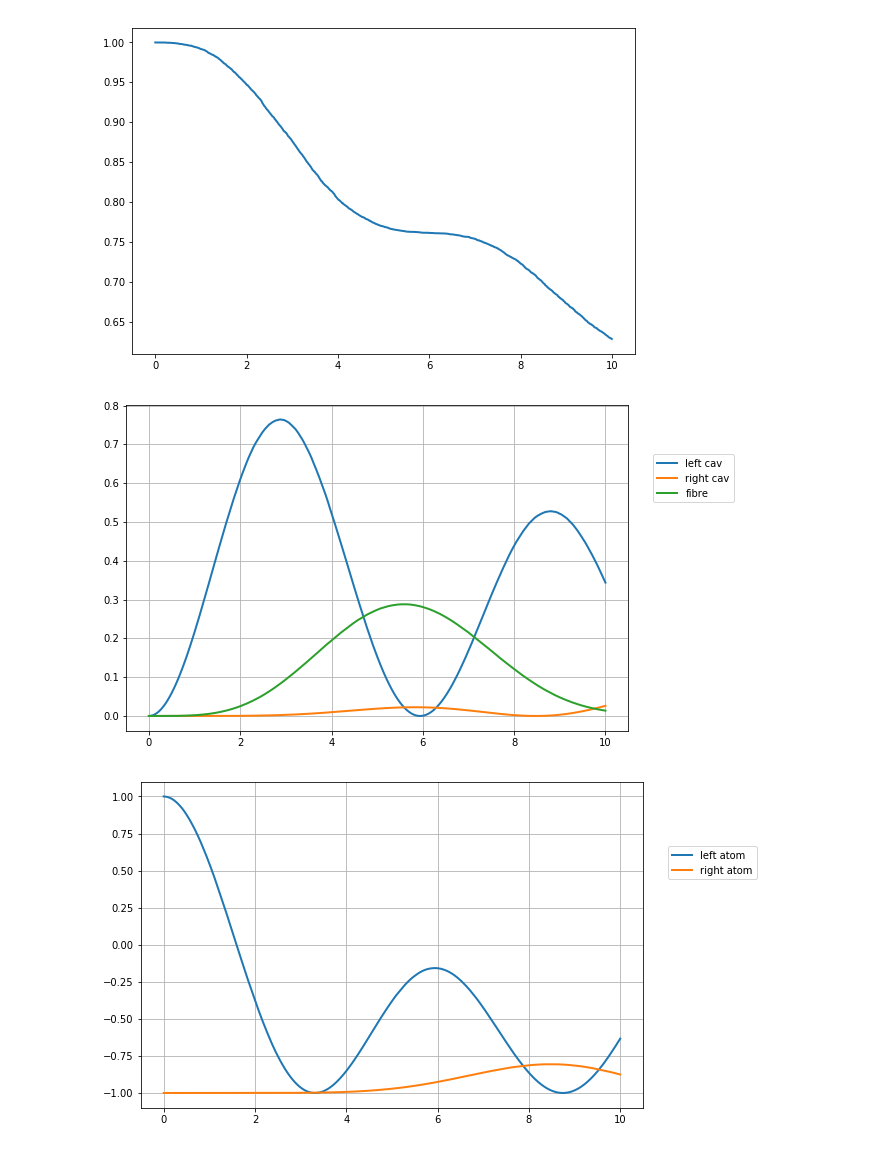
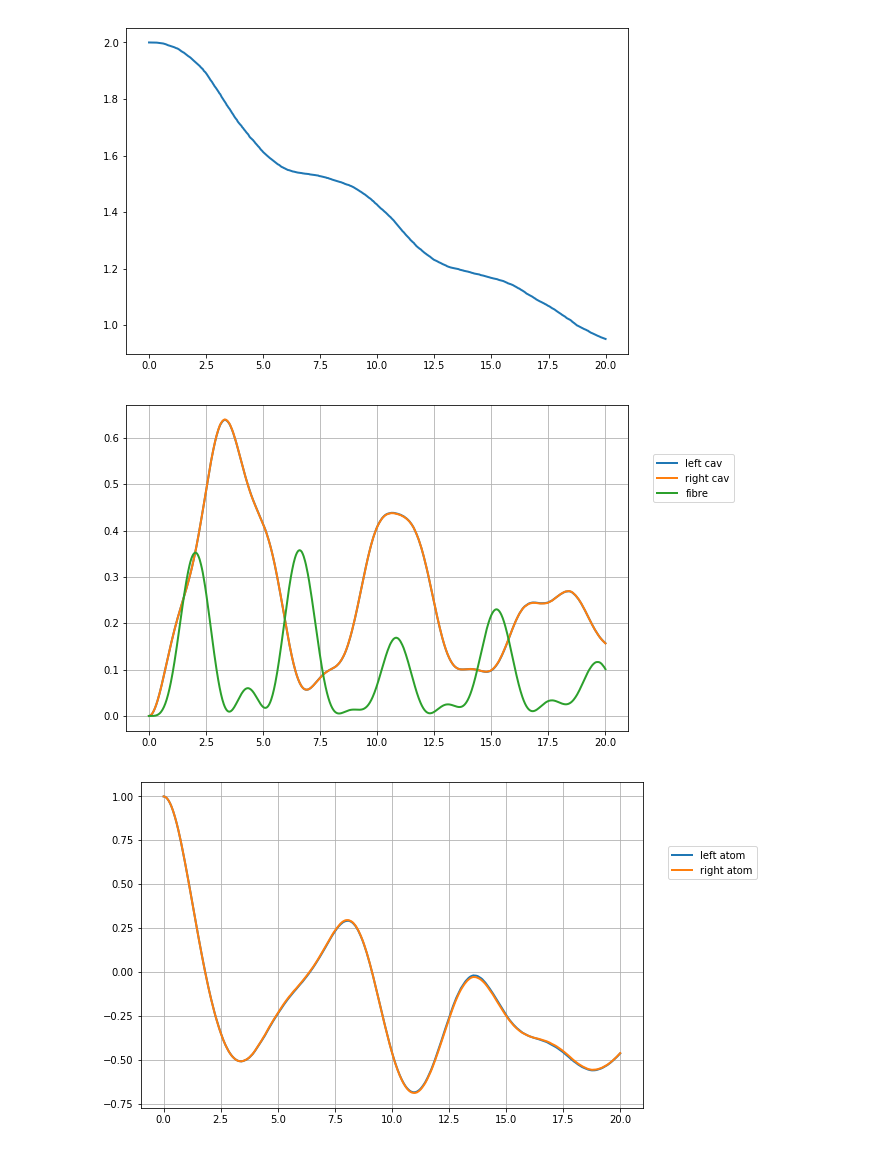
Before and after one commit to nemetniki/Kerr, a Jupyter notebook: ccqed+fb_tensor/CCQED_Qutip.ipynb, the cells around one changed output. Cells and saved outputs as stored; diff of their text form; code cells hidden in the pictures.

```diff
--- a/ccqed+fb_tensor/CCQED_Qutip.ipynb
+++ b/ccqed+fb_tensor/CCQED_Qutip.ipynb
@@ -14,7 +14,7 @@ g1  = 0.5# * 2 * np.pi  # coupling strength
 g2  = 0.5# * 2 * np.pi  # coupling strength
 kappa1 = 0.1#1# * 2 * np.pi       # cavity dissipation rate
 kappa2 = 0.1#1# * 2 * np.pi       # cavity dissipation rate
-tau=3.
+tau=0.1
 kappav=.2
 v1 = np.sqrt(kappav/(2*tau))
 v2 = np.sqrt(kappav/(2*tau))
@@ -27,10 +27,10 @@ N = 3              # number of cavity fock states
 n_th_a = 0.0        # avg number of thermal bath excitation
 use_rwa = True
 
-tlist = np.linspace(0,10,1001)
+tlist = np.linspace(0,20,1001)
 # %%
 # intial state
-psi0 = tensor(basis(N,0), basis(2,1),basis(N,0),basis(2,0),basis(N,0))    # start with an excited atom
+psi0 = tensor(basis(N,0), basis(2,1),basis(N,0),basis(2,1),basis(N,0))    # start with an excited atom
 
 # operators
 a1 = tensor(destroy(N), qeye(2), qeye(N), qeye(2), qeye(N))
@@ -92,9 +92,9 @@ if rate > 0.0:
     c_ops2.append(np.sqrt(rate) * a1)
     c_ops2.append(np.sqrt(rate) * a2)
 # %%
-#output2 = mcsolve(H, psi0, tlist, c_ops, [a1.dag()*a1,a2.dag()*a2,s1.dag()*s1,s2.dag()*s2,b.dag()*b
-#                                         ,s1.dag()*s1-s1*s1.dag(),s2.dag()*s2-s2*s2.dag()],
-#                  ntraj=10000, options=Options(store_states=False))#True))
+output2 = mcsolve(H, psi0, tlist, c_ops, [a1.dag()*a1,a2.dag()*a2,s1.dag()*s1,s2.dag()*s2,b.dag()*b
+                                         ,s1.dag()*s1-s1*s1.dag(),s2.dag()*s2-s2*s2.dag()],
+                  ntraj=10000, options=Options(store_states=False))#True))
 output = mcsolve(H2, psi0, tlist, c_ops2, [a1.dag()*a1,a2.dag()*a2,s1.dag()*s1,s2.dag()*s2,b.dag()*b
                                          ,s1.dag()*s1-s1*s1.dag(),s2.dag()*s2-s2*s2.dag()],
                   ntraj=10000, options=Options(store_states=False))#True))
@@ -120,36 +126,37 @@ norm = output2.expect[0]+output2.expect[1]+output2.expect[2]+output2.expect[3]+o
 plt.plot(tlistp, norm,lw=2)
 #plt.plot(tlistp, norm2,lw=2,ls=":")
 #print(np.any(output.expect[4]))
 plt.figure(1,figsize=(9,6))
 plt.plot(tlistp, output2.expect[0],lw=2)
 plt.plot(tlistp, output2.expect[1],lw=2)
 plt.plot(tlistp, output2.expect[4],lw=2)
 #plt.plot(tlistp, output.expect[0],lw=2,ls=":")
 #plt.plot(tlistp, output.expect[1],lw=2,ls=":")
 #plt.plot(tlistp, output.expect[4],lw=2,ls=":")
 
 #plt.plot(Data2[:,0], Data2[:,3],ls="--",lw=2)
 #plt.plot(Data2[:,0], Data2[:,4],ls="--",lw=2)
 plt.grid(True)
 plt.legend(["left cav", "right cav", "fibre"],loc=(1.05,0.7))
 #plt.xlim(0,100)
 plt.figure(2,figsize=(9,6))
 plt.plot(tlistp, output2.expect[5],lw=2)
 plt.plot(tlistp, output2.expect[6],lw=2)
 plt.legend(["left atom", "right atom"],loc=(1.05,0.7))
 #plt.plot(tlistp, output.expect[5],lw=2,ls=":")
 #plt.plot(tlistp, output.expect[6],lw=2,ls=":")
 #plt.plot(Data2[:,0], Data2[:,1],ls="--",lw=2)
 #plt.plot(Data2[:,0], Data2[:,2],ls="--",lw=2)
 
 plt.grid(True)
 #plt.xlim(0,100)
 plt.grid(True)
-#OUT = np.stack((tlistp,output2.expect[5],output2.expect[6],output2.expect[0],output2.expect[1]),axis=1)
-#np.savetxt("../Data/CCQED_MC101.txt",OUT)
+OUT = np.stack((tlistp,output2.expect[5],output2.expect[6],output2.expect[0],
+                output2.expect[1],output2.expect[4]),axis=1)
+np.savetxt("../Data/CCQED_MC105.txt",OUT)
 OUT2 = np.stack((tlistp,output.expect[5],output.expect[6],output.expect[0],output.expect[1]),axis=1)
-np.savetxt("../Data/CCQED_MC101_diss.txt",OUT2)
+np.savetxt("../Data/CCQED_MC105_diss.txt",OUT2)
 # %% [output]
-[figure, old version]
+[figure, new version]
-[figure, old version]
+[figure, new version]
-[figure, old version]
+[figure, new version]
```
Also changed, not shown: parts of 1 cell of this notebook, 43 other files.
